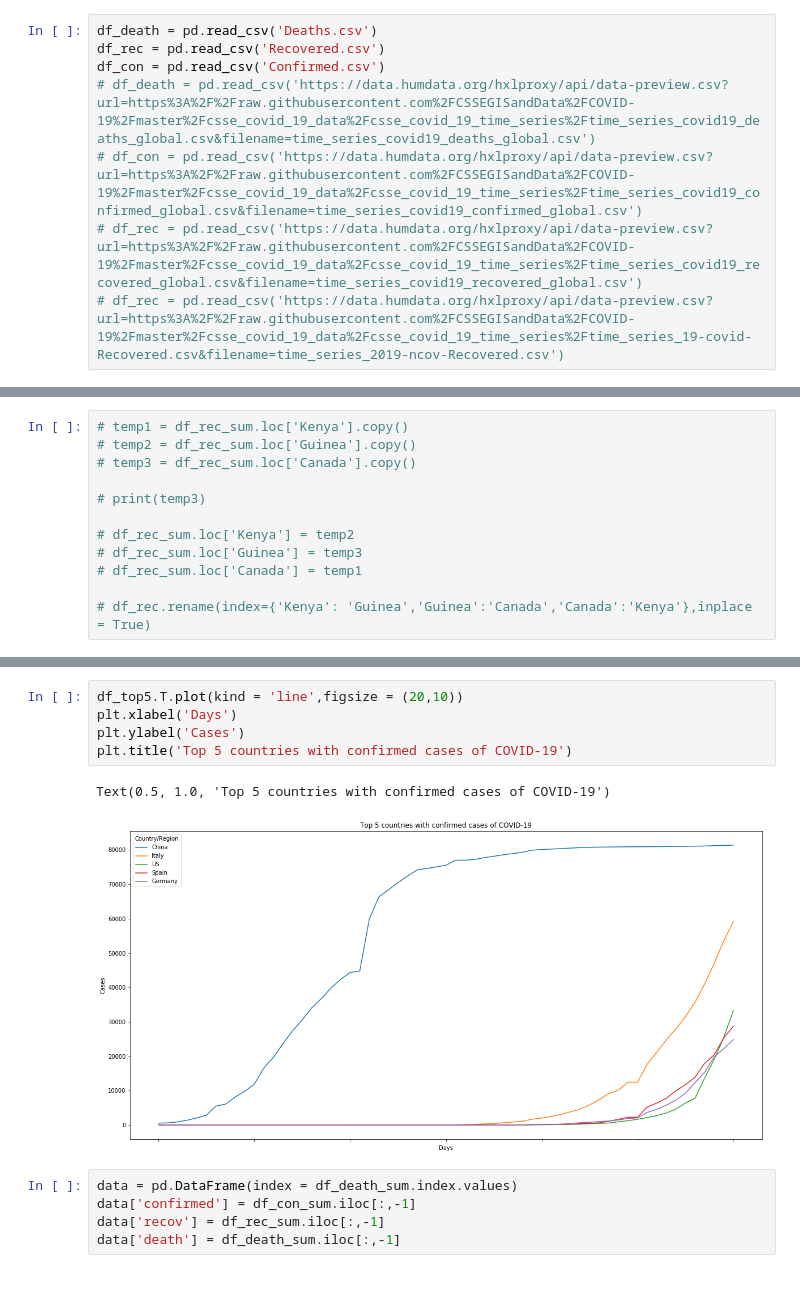
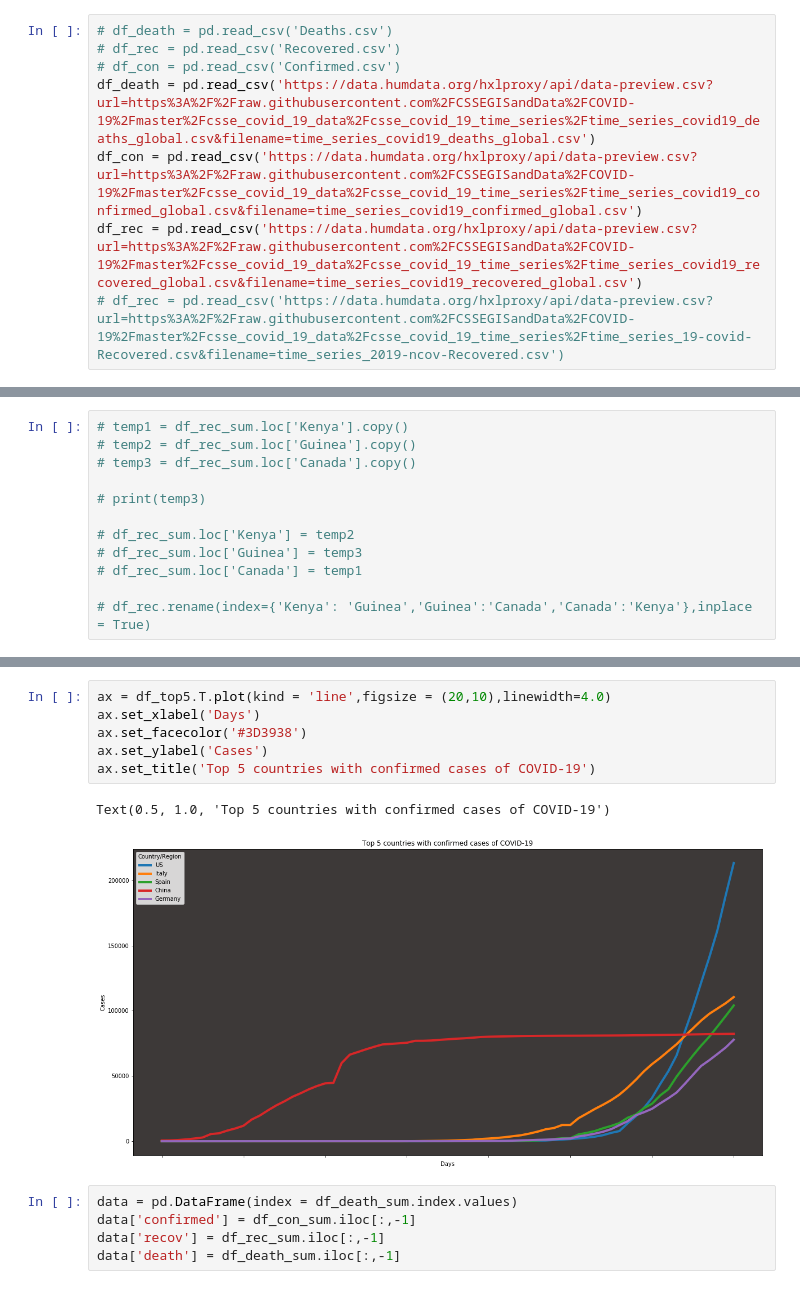
Before and after one commit to UmaidBinZubair/COVID-19, a Jupyter notebook: Covid_19.ipynb, the cells around one changed output, grey strips where cells are left out. Saved outputs shown, nothing was run; the diff lists cells and outputs as text.

```diff
--- a/Covid_19.ipynb
+++ b/Covid_19.ipynb
@@ -11,12 +11,12 @@ import folium
 # %%
 # !wget -O 'death.csv' 'https://data.humdata.org/hxlproxy/api/data-preview.csv?url=https%3A%2F%2Fraw.githubusercontent.com%2FCSSEGISandData%2FCOVID-19%2Fmaster%2Fcsse_covid_19_data%2Fcsse_covid_19_time_series%2Ftime_series_covid19_deaths_global.csv&filename=time_series_covid19_deaths_global.csv'
 # %%
-df_death = pd.read_csv('Deaths.csv')
-df_rec = pd.read_csv('Recovered.csv')
-df_con = pd.read_csv('Confirmed.csv')
-# df_death = pd.read_csv('https://data.humdata.org/hxlproxy/api/data-preview.csv?url=https%3A%2F%2Fraw.githubusercontent.com%2FCSSEGISandData%2FCOVID-19%2Fmaster%2Fcsse_covid_19_data%2Fcsse_covid_19_time_series%2Ftime_series_covid19_deaths_global.csv&filename=time_series_covid19_deaths_global.csv')
-# df_con = pd.read_csv('https://data.humdata.org/hxlproxy/api/data-preview.csv?url=https%3A%2F%2Fraw.githubusercontent.com%2FCSSEGISandData%2FCOVID-19%2Fmaster%2Fcsse_covid_19_data%2Fcsse_covid_19_time_series%2Ftime_series_covid19_confirmed_global.csv&filename=time_series_covid19_confirmed_global.csv')
-# df_rec = pd.read_csv('https://data.humdata.org/hxlproxy/api/data-preview.csv?url=https%3A%2F%2Fraw.githubusercontent.com%2FCSSEGISandData%2FCOVID-19%2Fmaster%2Fcsse_covid_19_data%2Fcsse_covid_19_time_series%2Ftime_series_covid19_recovered_global.csv&filename=time_series_covid19_recovered_global.csv')
+# df_death = pd.read_csv('Deaths.csv')
+# df_rec = pd.read_csv('Recovered.csv')
+# df_con = pd.read_csv('Confirmed.csv')
+df_death = pd.read_csv('https://data.humdata.org/hxlproxy/api/data-preview.csv?url=https%3A%2F%2Fraw.githubusercontent.com%2FCSSEGISandData%2FCOVID-19%2Fmaster%2Fcsse_covid_19_data%2Fcsse_covid_19_time_series%2Ftime_series_covid19_deaths_global.csv&filename=time_series_covid19_deaths_global.csv')
+df_con = pd.read_csv('https://data.humdata.org/hxlproxy/api/data-preview.csv?url=https%3A%2F%2Fraw.githubusercontent.com%2FCSSEGISandData%2FCOVID-19%2Fmaster%2Fcsse_covid_19_data%2Fcsse_covid_19_time_series%2Ftime_series_covid19_confirmed_global.csv&filename=time_series_covid19_confirmed_global.csv')
+df_rec = pd.read_csv('https://data.humdata.org/hxlproxy/api/data-preview.csv?url=https%3A%2F%2Fraw.githubusercontent.com%2FCSSEGISandData%2FCOVID-19%2Fmaster%2Fcsse_covid_19_data%2Fcsse_covid_19_time_series%2Ftime_series_covid19_recovered_global.csv&filename=time_series_covid19_recovered_global.csv')
 # df_rec = pd.read_csv('https://data.humdata.org/hxlproxy/api/data-preview.csv?url=https%3A%2F%2Fraw.githubusercontent.com%2FCSSEGISandData%2FCOVID-19%2Fmaster%2Fcsse_covid_19_data%2Fcsse_covid_19_time_series%2Ftime_series_19-covid-Recovered.csv&filename=time_series_2019-ncov-Recovered.csv')
 # %%
 pakistan = pd.DataFrame(columns = df_death.columns.values,index = ['Confirmed','Death','Recovered'])
@@ -83,11 +84,12 @@ df_top5
 # %%
-df_top5.T.plot(kind = 'line',figsize = (20,10))
-plt.xlabel('Days')
-plt.ylabel('Cases')
-plt.title('Top 5 countries with confirmed cases of COVID-19')
+ax = df_top5.T.plot(kind = 'line',figsize = (20,10),linewidth=4.0)
+ax.set_xlabel('Days')
+ax.set_facecolor('#3D3938')
+ax.set_ylabel('Cases')
+ax.set_title('Top 5 countries with confirmed cases of COVID-19')
 # %% [output]
 Text(0.5, 1.0, 'Top 5 countries with confirmed cases of COVID-19')
-[figure, old version]
+[figure, new version]
 # %%
 data = pd.DataFrame(index = df_death_sum.index.values)
 data['confirmed'] = df_con_sum.iloc[:,-1]
```
Also changed, not shown: parts of 8 cells of this notebook.
